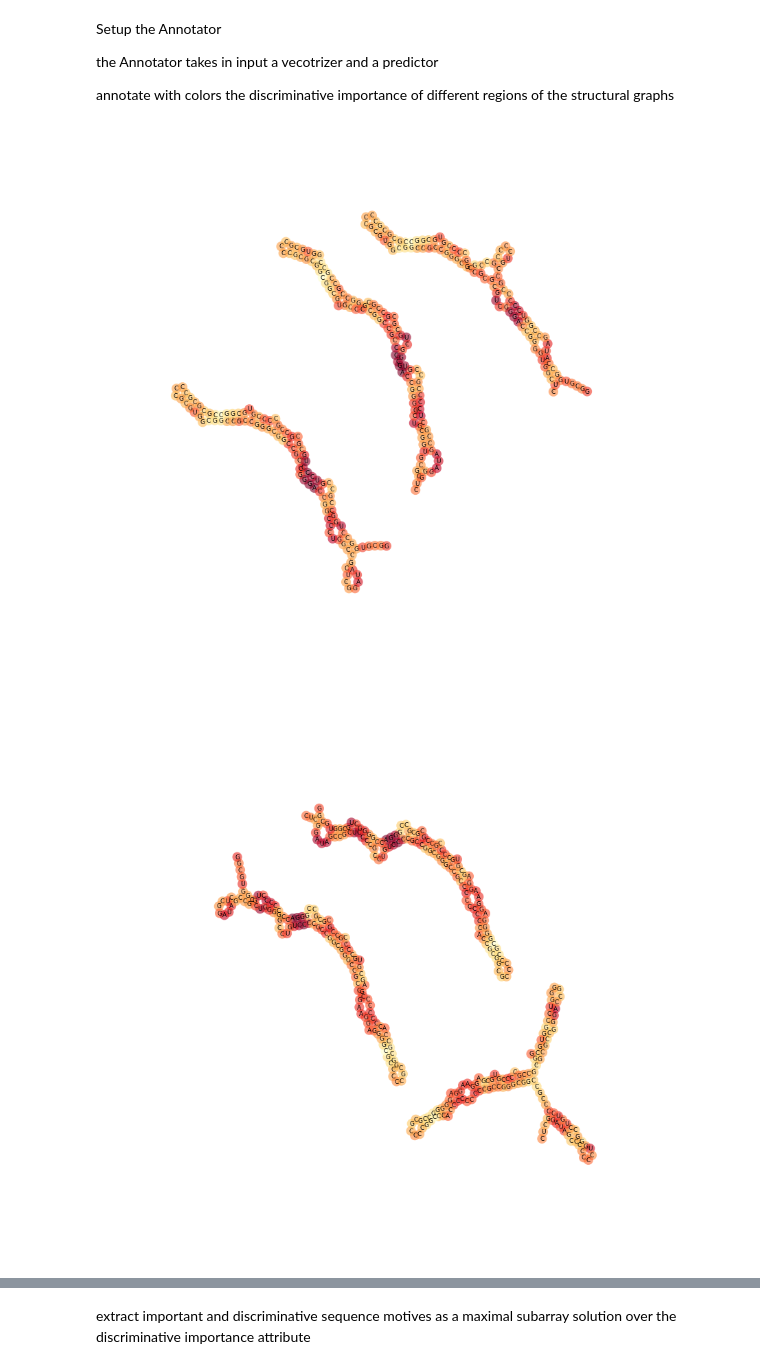
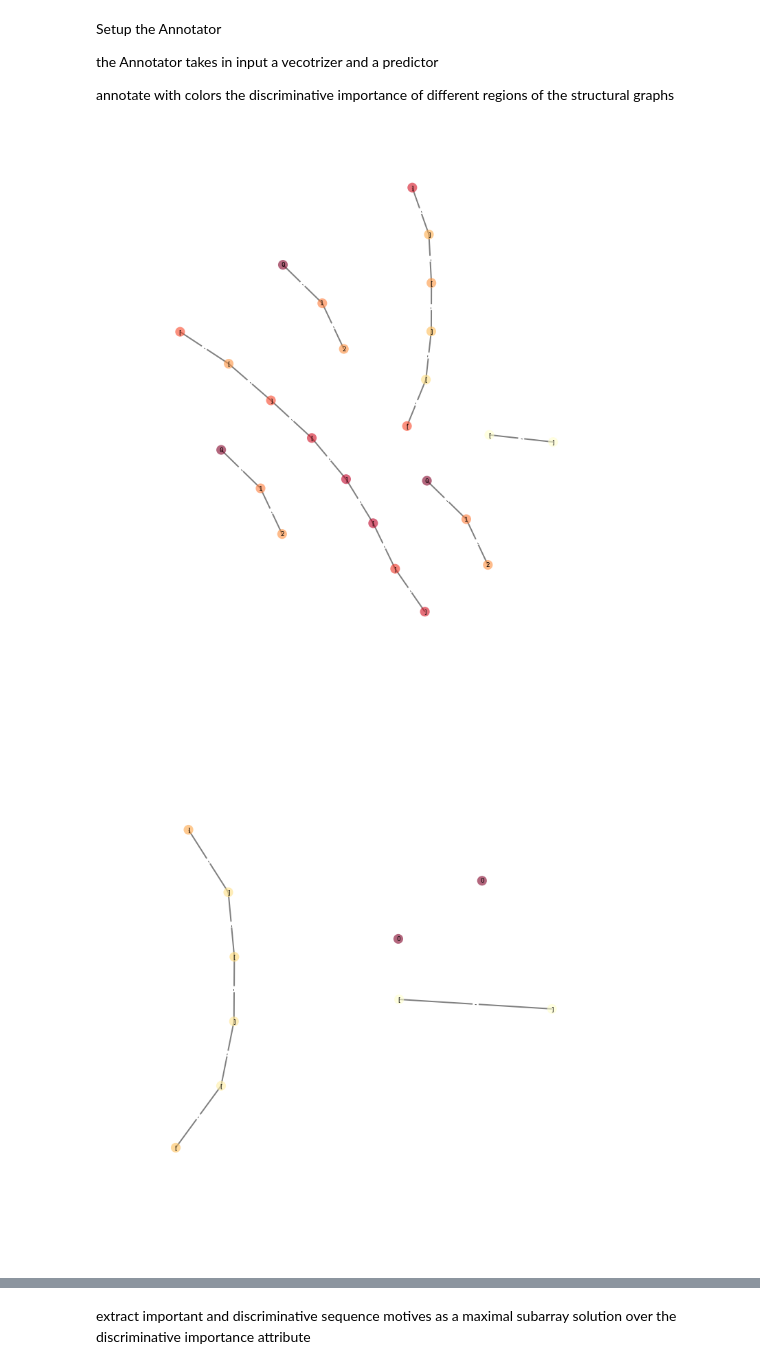
Before and after one commit to fabriziocosta/EDeN, a Jupyter notebook: examples/RNA.ipynb, the cells around one changed output, grey strips where cells are left out. Drawn from its saved outputs; the diff is of its cells as text; code cells hidden in the pictures.

```diff
--- a/examples/RNA.ipynb
+++ b/examples/RNA.ipynb
@@ -173,16 +173,16 @@ vectorizer = Vectorizer( r=2, d=2 )
 n_jobs = 1
 # %% [markdown]
 prepare a function that composes all desired pre-processing steps over the original data
-# %%
-def pre_process( data ):
-    from eden.converter.rna.rnashapes_struct import rnashapes_struct_to_eden
-    graphs = rnashapes_struct_to_eden(data, energy=True, shape=True, shape_type=5, energy_range=35, max_num=3)
-    return graphs
 # %%
 def pre_process( data ):
     from eden.converter.rna.rnashapes import rnashapes_to_eden
     graphs = rnashapes_to_eden( data, shape_type = 5, energy_range = 35, max_num = 3 )
     return graphs
+# %%
+def pre_process( data ):
+    from eden.converter.rna.rnashapes_struct import rnashapes_struct_to_eden
+    graphs = rnashapes_struct_to_eden(data, energy=True, shape=True, dotbracket=False, shape_type=5, energy_range=35, max_num=3)
+    return graphs
 # %% [markdown]
 once the sequences are transformed into vectors, clustering and low dimnsional embedding become possible through standard ML libraries
 # %%
@@ -328,13 +332,13 @@ annotator = Annotator( estimator = estimator, vectorizer = vectorizer )
 # %%
 from eden.util.display import draw_graph
 
 graphs = pre_process( rfam_url( rfam_id ) )
 
 start = 0
-stop = 3
-step = 1
+stop = 100
+step = 25
 for graph in it.islice( annotator.transform( graphs ), start, stop, step):
     display.draw_graph(graph, vertex_color='importance', colormap='YlOrRd', **opts)
 # %% [output]
-[figure, old version]
+[figure, new version]
-[figure, old version]
+[figure, new version]
```
Also changed, not shown: parts of 20 cells of this notebook, 2 other files.
